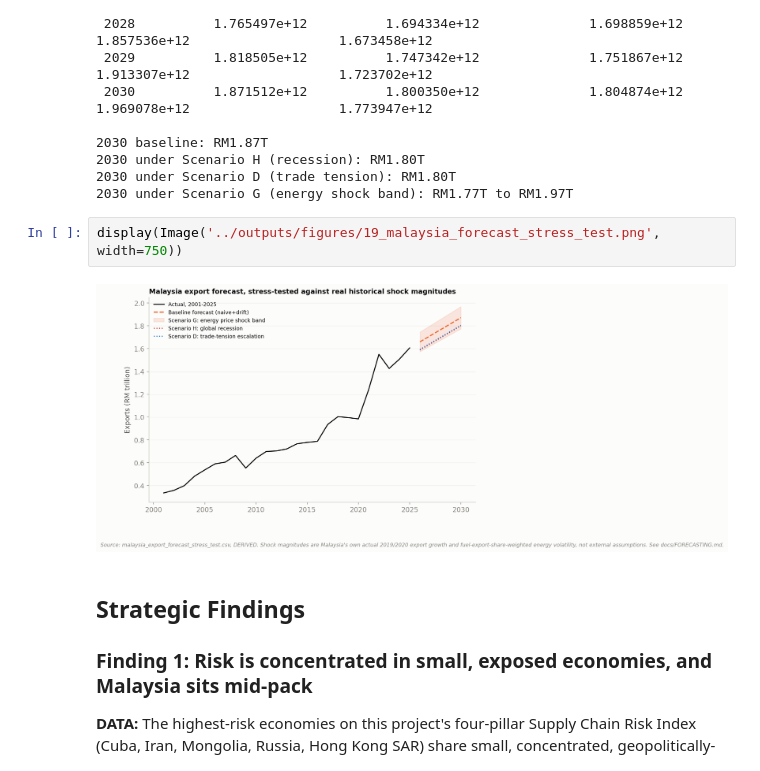
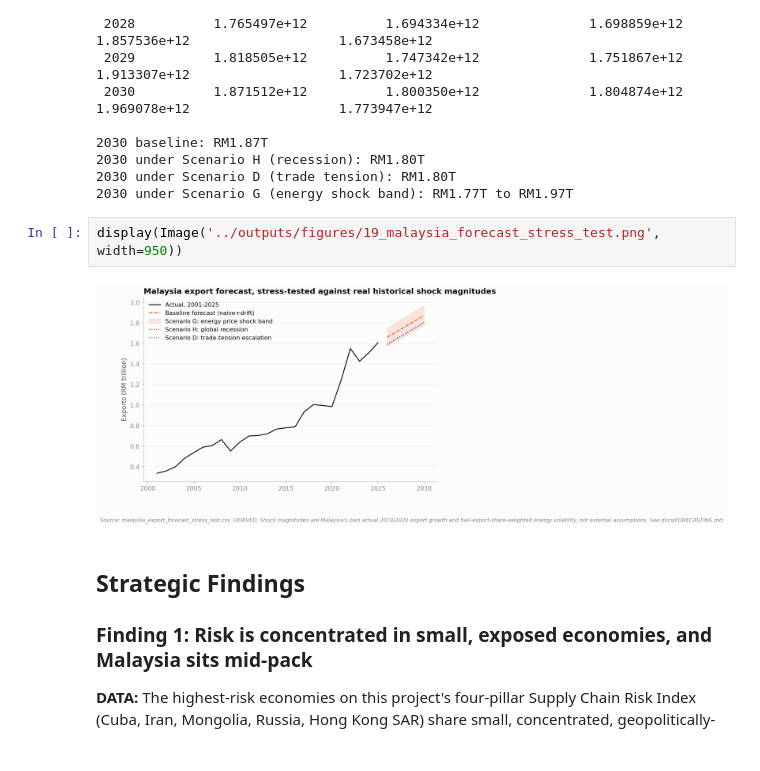
Before and after one commit to ooi-darren/project-008-global-supply-chain-intelligence, a Jupyter notebook: notebooks/07_risk_and_forecasting.ipynb, the cells around one changed output. Saved outputs shown, nothing was run; the diff lists cells and outputs as text.

```diff
--- a/notebooks/07_risk_and_forecasting.ipynb
+++ b/notebooks/07_risk_and_forecasting.ipynb
@@ -115,9 +115,9 @@ print(f"2030 under Scenario G (energy shock band): RM{stress['scenario_G_energy_
 2030 under Scenario D (trade tension): RM1.80T
 2030 under Scenario G (energy shock band): RM1.77T to RM1.97T
 # %%
-display(Image('../outputs/figures/19_malaysia_forecast_stress_test.png', width=750))
+display(Image('../outputs/figures/19_malaysia_forecast_stress_test.png', width=950))
 # %% [output]
-[figure, old version]
+[figure, new version]
 # %% [markdown]
 ## Strategic Findings
 
```
Also changed, not shown: 13 other files.
